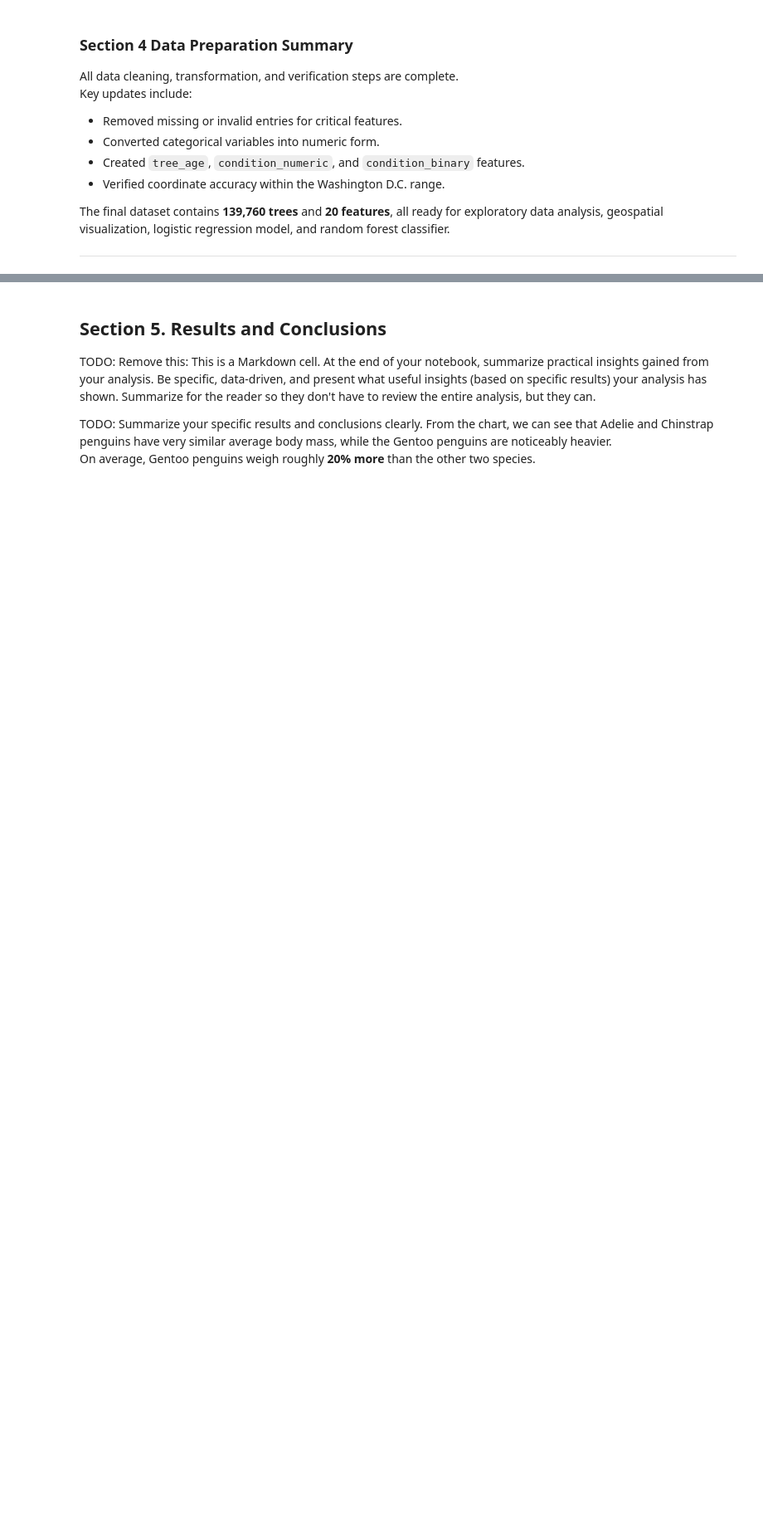
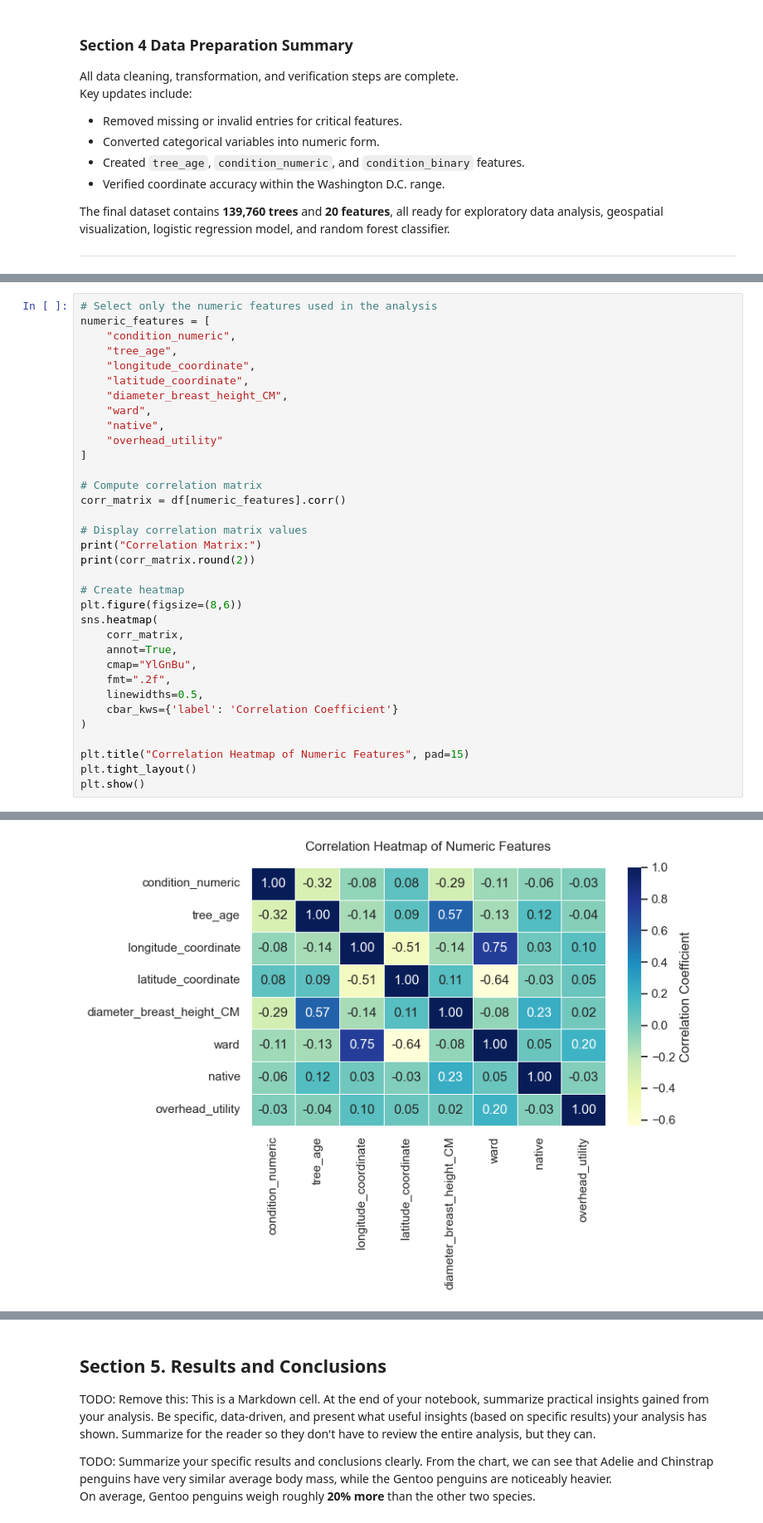
Before and after one commit to SchroderJ-pixel/Urban-Tree-Health-, a Jupyter notebook: notebooks/urban_trees_notebook.ipynb, the cells around one changed output, grey strips where cells are left out. Shown at 83% size. Drawn from its saved outputs; the diff is of its cells as text; blank space fills up the shorter version.

```diff
--- a/notebooks/urban_trees_notebook.ipynb
+++ b/notebooks/urban_trees_notebook.ipynb
@@ -432,0 +505,35 @@ NameError: name 'Axes' is not defined
+# %%
+# Select only the numeric features used in the analysis
+numeric_features = [
+    "condition_numeric",
+    "tree_age",
+    "longitude_coordinate",
+    "latitude_coordinate",
+    "diameter_breast_height_CM",
+    "ward",
+    "native",
+    "overhead_utility"
+]
+
+# Compute correlation matrix
+corr_matrix = df[numeric_features].corr()
+
+# Display correlation matrix values
+print("Correlation Matrix:")
+print(corr_matrix.round(2))
+
+# Create heatmap
+plt.figure(figsize=(8,6))
+sns.heatmap(
+    corr_matrix,
+    annot=True,
+    cmap="YlGnBu",
+    fmt=".2f",
+    linewidths=0.5,
+    cbar_kws={'label': 'Correlation Coefficient'}
+)
+
+plt.title("Correlation Heatmap of Numeric Features", pad=15)
+plt.tight_layout()
+plt.show()
+# %% [output]
@@ -432,0 +557 @@ NameError: name 'Axes' is not defined
+[figure, added]
```
Also changed, not shown: parts of 17 cells of this notebook.
